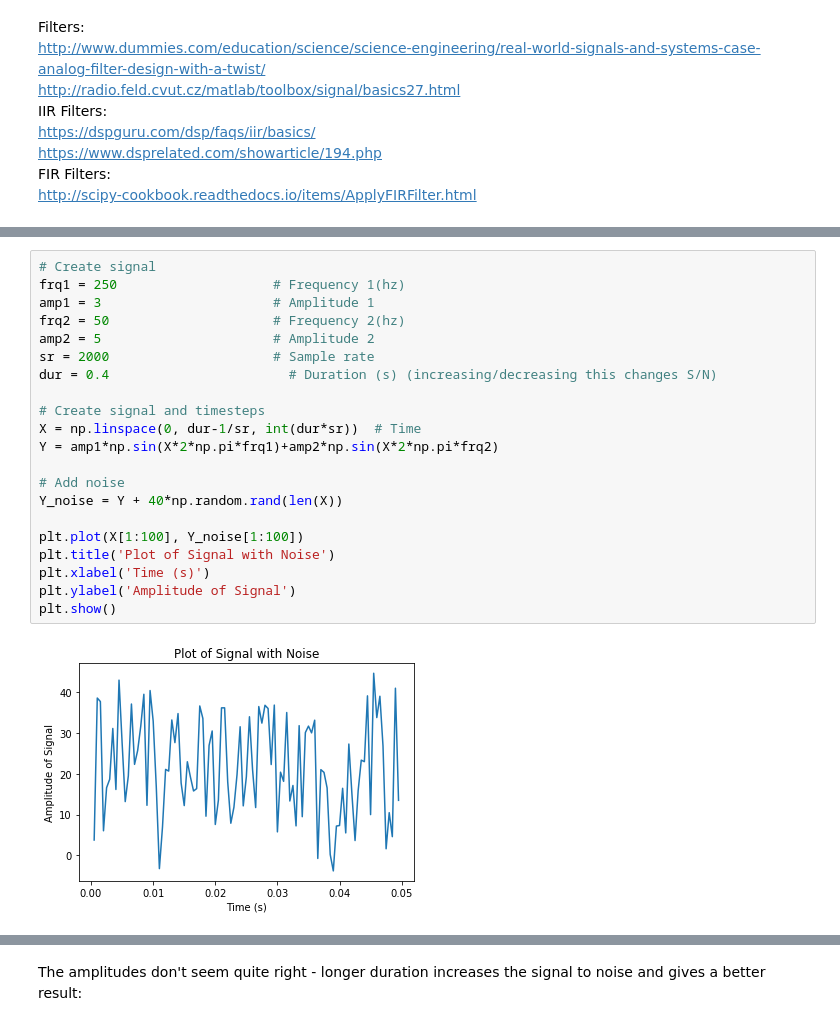
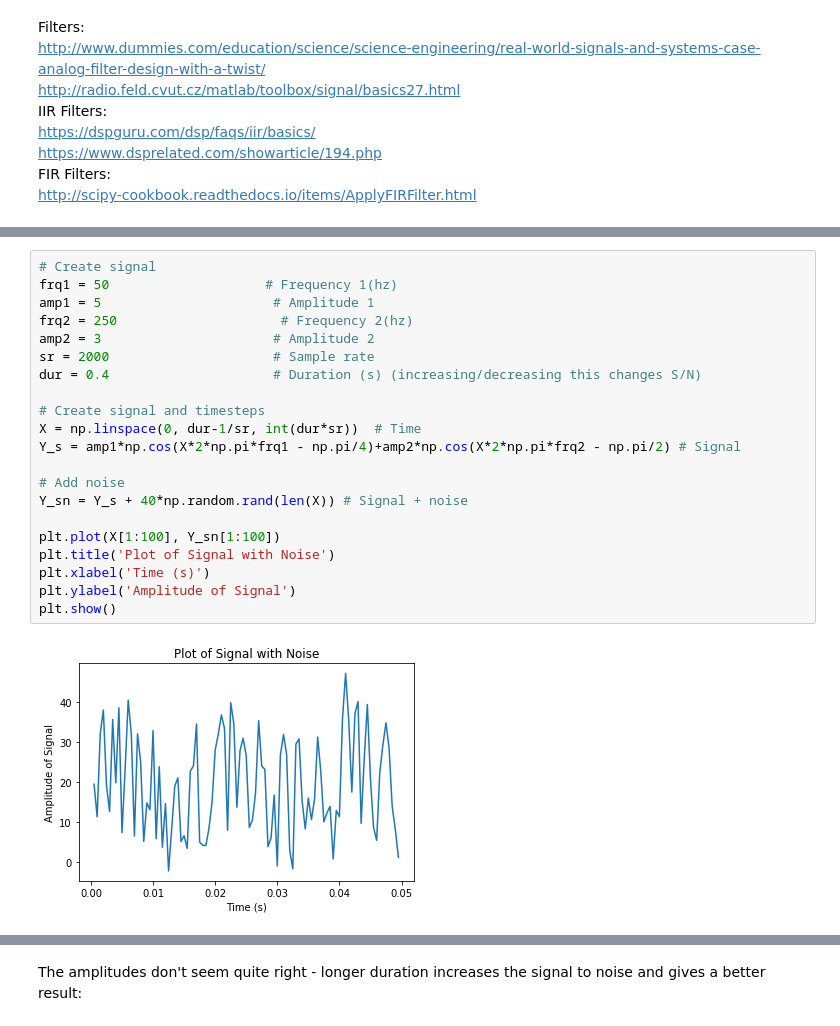
Before and after one commit to blakeflei/IntroScientificPythonWithJupyter, a Jupyter notebook: 08 - Signal Processing - Scipy.ipynb, the cells around one changed output, grey strips where cells are left out. Cells and saved outputs as stored; diff of their text form.

```diff
--- a/08 - Signal Processing - Scipy.ipynb
+++ b/08 - Signal Processing - Scipy.ipynb
@@ -41,25 +49,25 @@ Fourier transforms are most often used to decompose a signal as a function of ti
 # %%
 # Create signal
-frq1 = 250                    # Frequency 1(hz)
-amp1 = 3                      # Amplitude 1
-frq2 = 50                     # Frequency 2(hz)
-amp2 = 5                      # Amplitude 2
+frq1 = 50                    # Frequency 1(hz)
+amp1 = 5                      # Amplitude 1
+frq2 = 250                     # Frequency 2(hz)
+amp2 = 3                      # Amplitude 2
 sr = 2000                     # Sample rate
-dur = 0.4                       # Duration (s) (increasing/decreasing this changes S/N)
+dur = 0.4                     # Duration (s) (increasing/decreasing this changes S/N)
 
 # Create signal and timesteps
 X = np.linspace(0, dur-1/sr, int(dur*sr))  # Time
-Y = amp1*np.sin(X*2*np.pi*frq1)+amp2*np.sin(X*2*np.pi*frq2)
+Y_s = amp1*np.cos(X*2*np.pi*frq1 - np.pi/4)+amp2*np.cos(X*2*np.pi*frq2 - np.pi/2) # Signal
 
 # Add noise
-Y_noise = Y + 40*np.random.rand(len(X))
+Y_sn = Y_s + 40*np.random.rand(len(X)) # Signal + noise
 
-plt.plot(X[1:100], Y_noise[1:100])
+plt.plot(X[1:100], Y_sn[1:100])
 plt.title('Plot of Signal with Noise')
 plt.xlabel('Time (s)')
 plt.ylabel('Amplitude of Signal')
 plt.show()
 # %% [output]
-[figure, old version]
+[figure, new version]
 # %%
 # Plot Single Sided FT Spectrum
```
Also changed, not shown: parts of 22 cells of this notebook.
